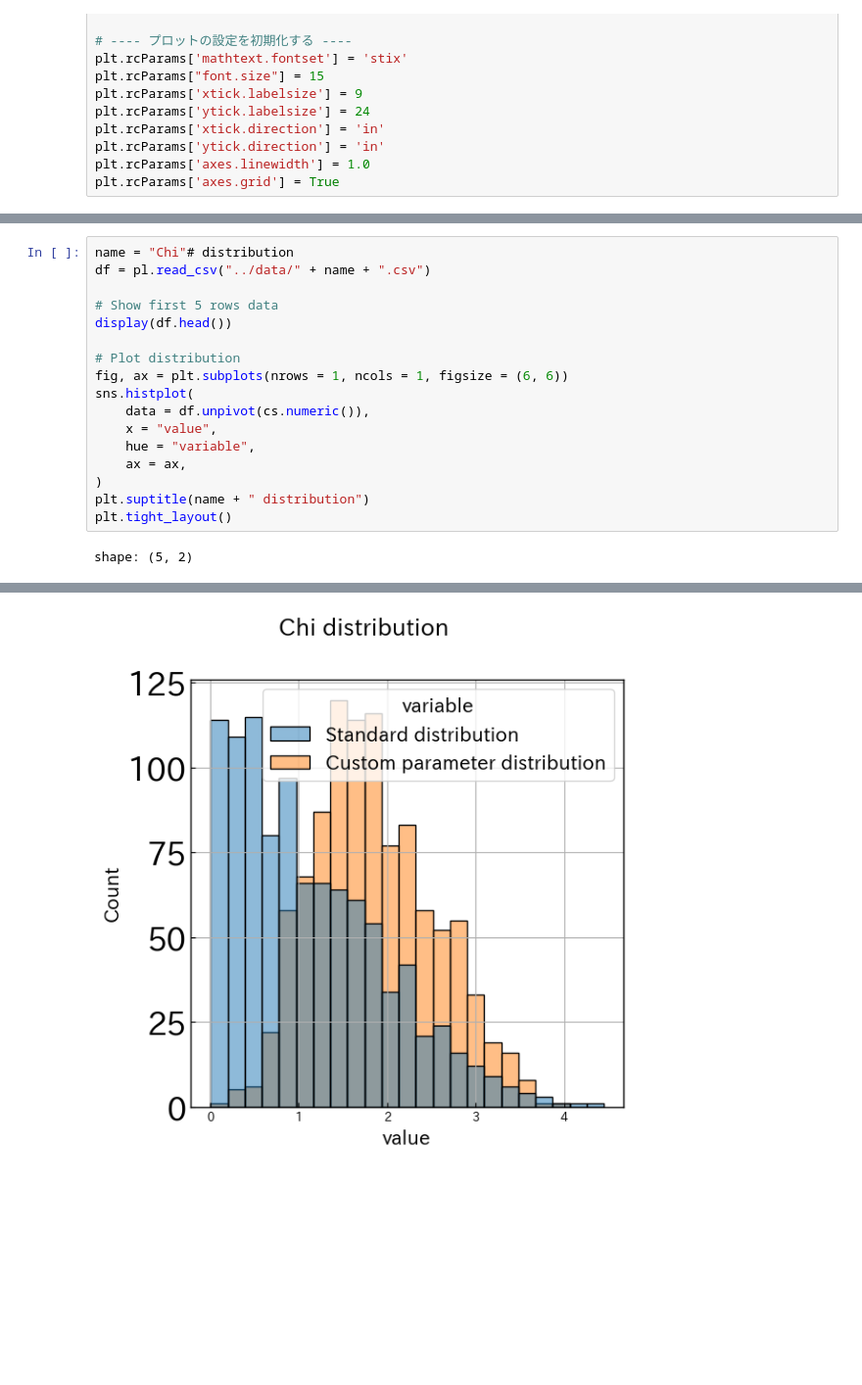
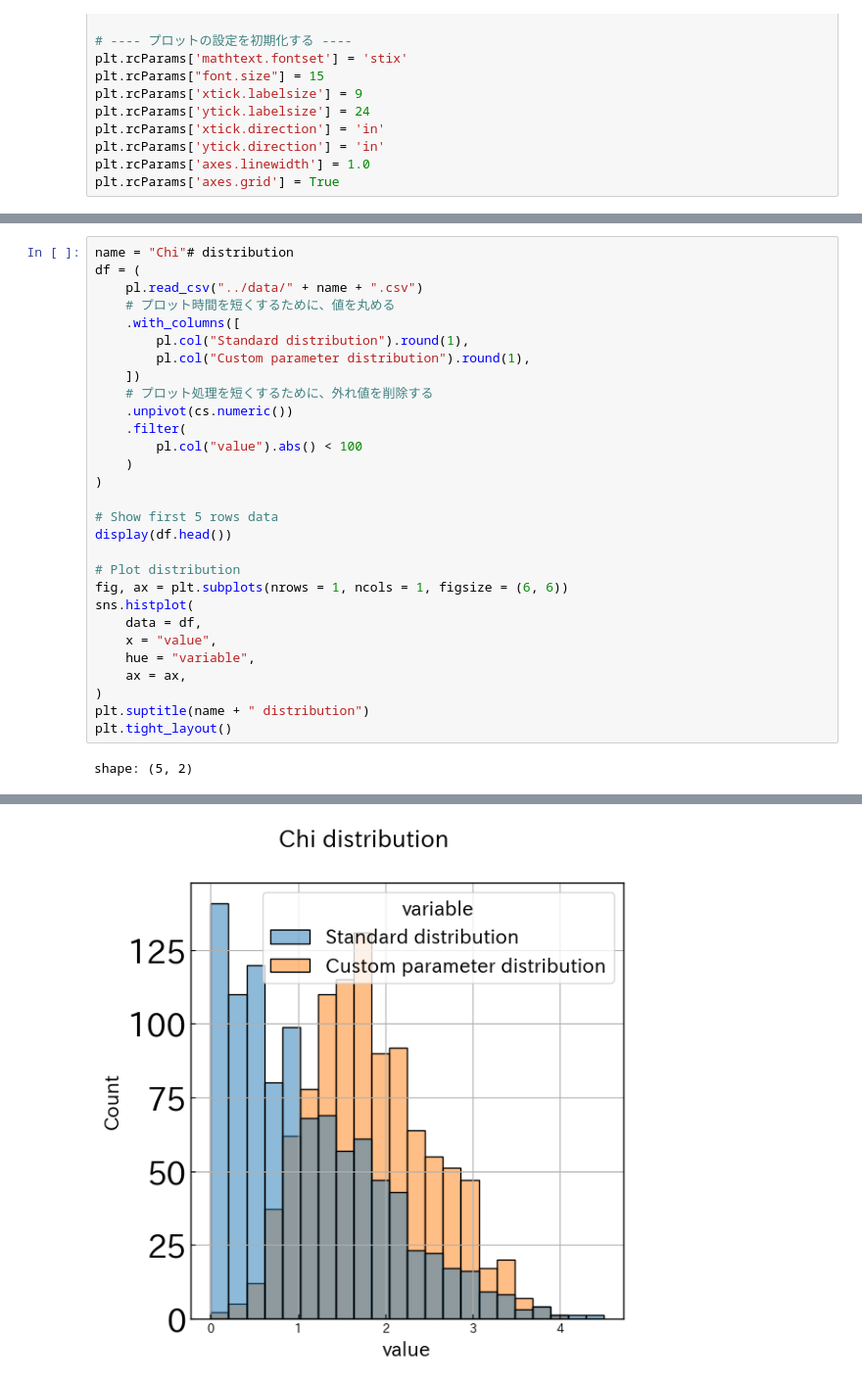
Before and after one commit to Tremendous1192/demo_rand_simple, a Jupyter notebook: notebooks/demo.ipynb, the cells around one changed output, grey strips where cells are left out. Shown at 98% size. Cells and saved outputs as stored; diff of their text form; blank space fills up the shorter version.

```diff
--- a/notebooks/demo.ipynb
+++ b/notebooks/demo.ipynb
@@ -143,6 +191,18 @@ shape: (5, 2)
 # %%
 name = "Chi"# distribution
-df = pl.read_csv("../data/" + name + ".csv")
+df = (
+    pl.read_csv("../data/" + name + ".csv")
+    # プロット時間を短くするために、値を丸める
+    .with_columns([
+        pl.col("Standard distribution").round(1),
+        pl.col("Custom parameter distribution").round(1),
+    ])
+    # プロット処理を短くするために、外れ値を削除する
+    .unpivot(cs.numeric())
+    .filter(
+        pl.col("value").abs() < 100
+    )
+)
 
 # Show first 5 rows data
 display(df.head())
@@ -150,7 +210,7 @@ display(df.head())
 # Plot distribution
 fig, ax = plt.subplots(nrows = 1, ncols = 1, figsize = (6, 6))
 sns.histplot(
-    data = df.unpivot(cs.numeric()),
+    data = df,
     x = "value",
     hue = "variable",
     ax = ax,
@@ -169,3 +229,3 @@ shape: (5, 2)
-[figure, old version]
+[figure, new version]
 # %%
 name = "Erlang"# distribution
```
Also changed, not shown: parts of 17 cells of this notebook, 3 other files.
